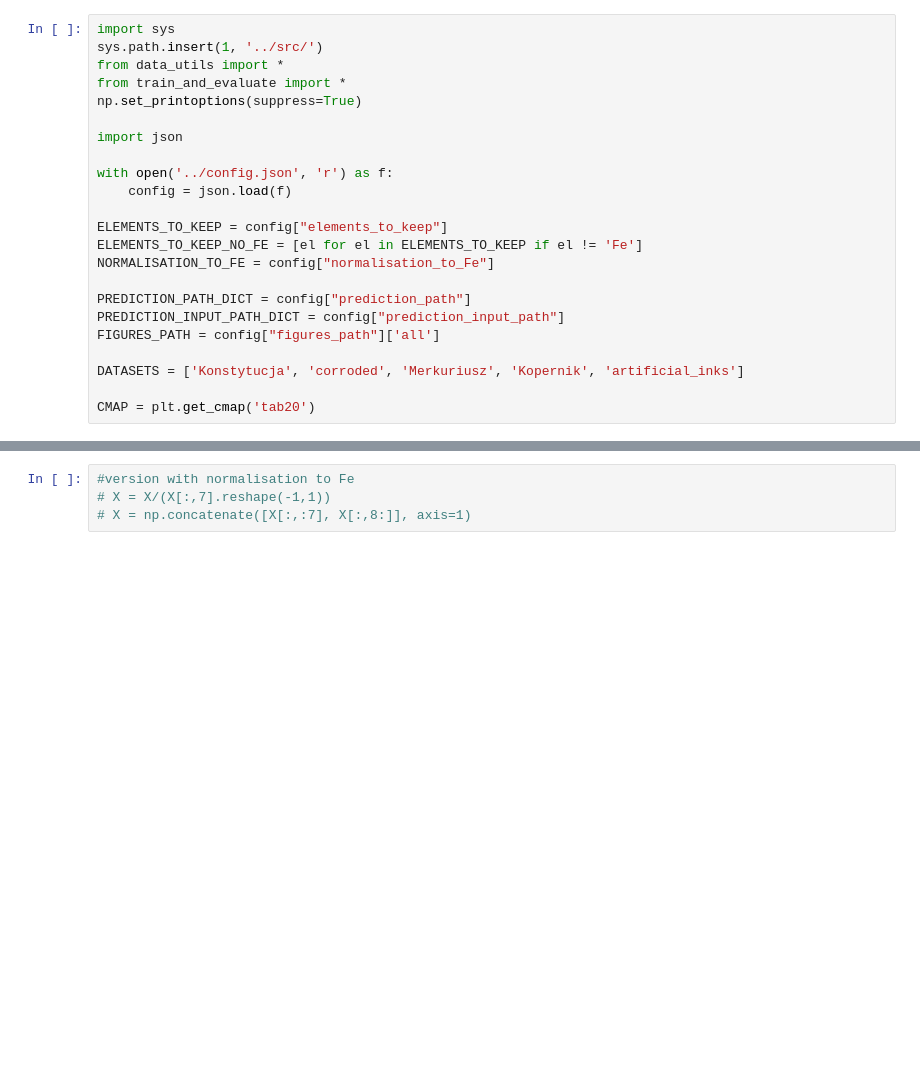
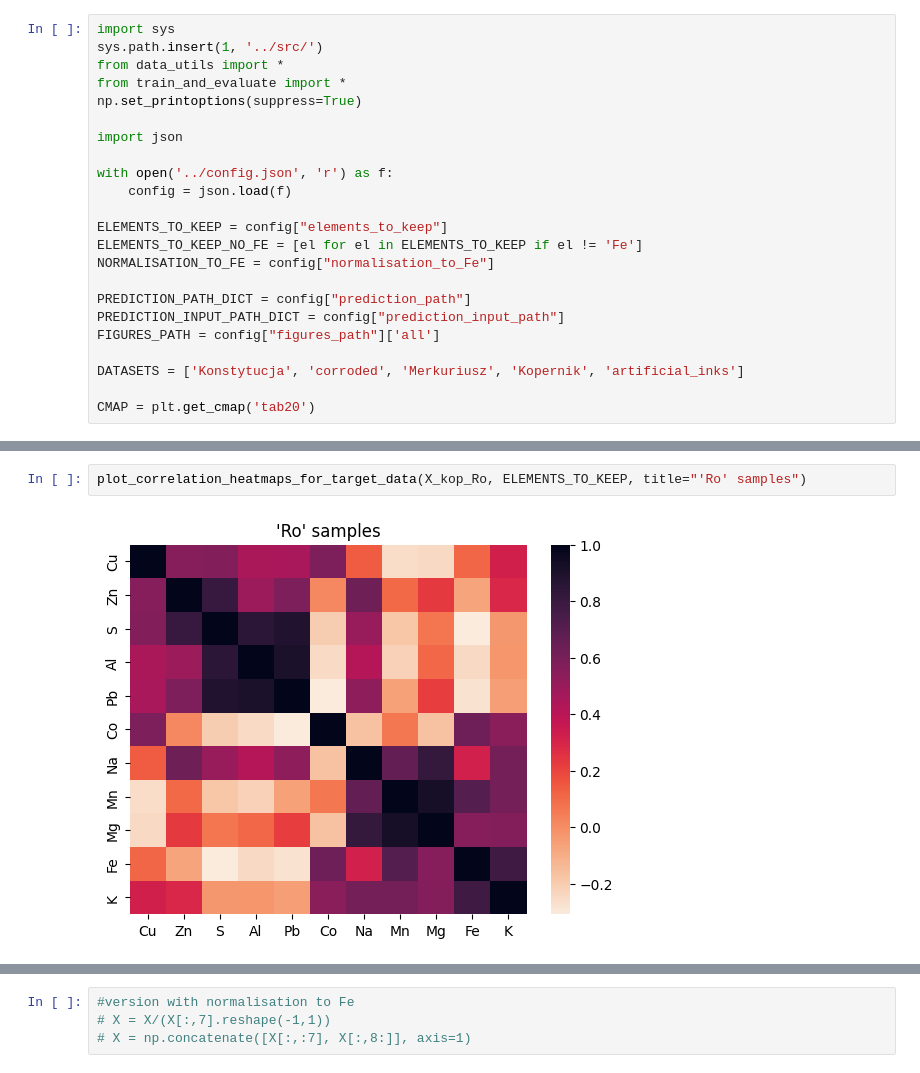
Before and after one commit to BDomzal/inks, a Jupyter notebook: analysis/interpretation_of_results.ipynb, the cells around one changed output, grey strips where cells are left out. Drawn from its saved outputs; the diff is of its cells as text; blank space fills up the shorter version.

```diff
--- a/analysis/interpretation_of_results.ipynb
+++ b/analysis/interpretation_of_results.ipynb
@@ -32,0 +73,4 @@ X = np.array(df.values)
+# %%
+plot_correlation_heatmaps_for_target_data(X_kop_Ro, ELEMENTS_TO_KEEP, title="'Ro' samples")
+# %% [output]
+[figure, added]
```
Also changed, not shown: parts of 11 cells of this notebook.
